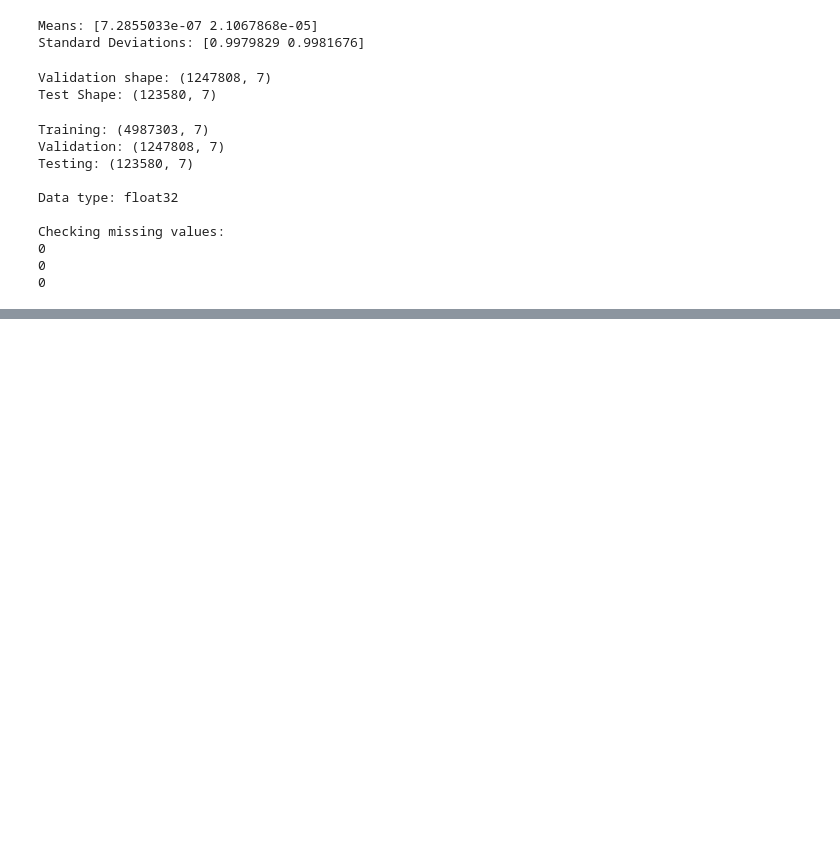
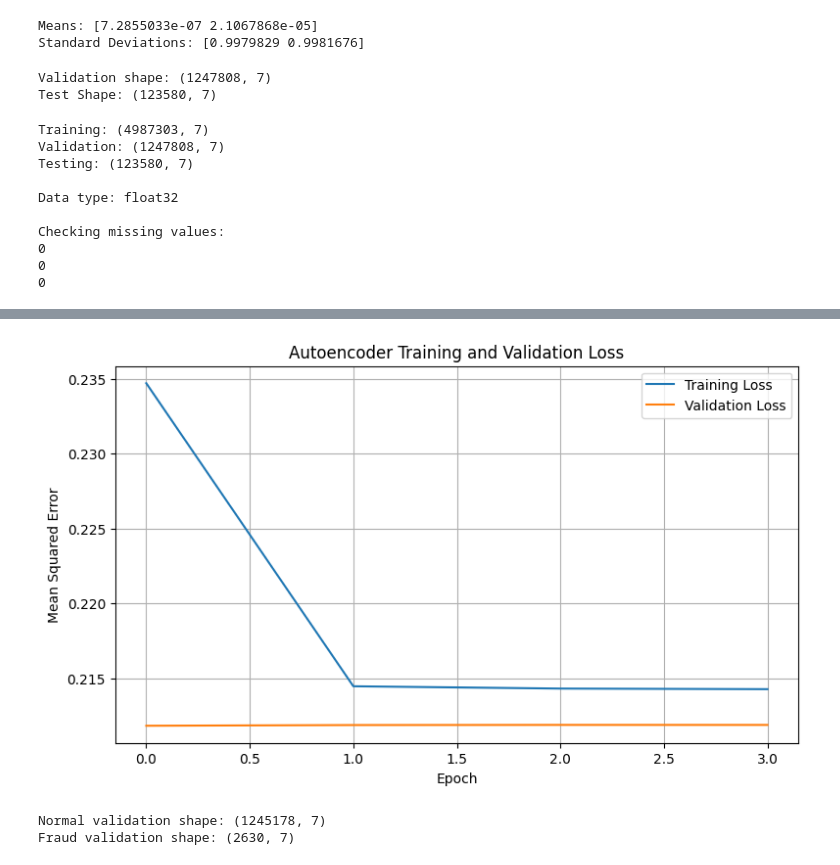
Before and after one commit to sthasarita/digital_wallet_fraud_detection, a Jupyter notebook: main.ipynb, the cells around one changed output, grey strips where cells are left out. Drawn from its saved outputs; the diff is of its cells as text; code cells hidden in the pictures; blank space fills up the shorter version.

```diff
--- a/main.ipynb
+++ b/main.ipynb
@@ -1602,3 +1602,7 @@ Checking missing values:
 0
 0
 0
+# %%
+#Select only normal transcations from the validation data
+X_val_normal = X_val_autoencoder[y_val == 0]
+print("Normal validation shape:", X_val_normal.shape)
@@ -1604,0 +1691,19 @@ Checking missing values:
+# %%
+# train the model
+history = autoencoder.fit(
+    X_train_normal_processed,
+    X_train_normal_processed,
+    epochs = 15,
+    batch_size = 2048,
+    validation_data = (
+        X_val_normal_sample,
+        X_val_normal_sample
+    ),
+
+    callbacks = [
+        early_stop,
+        reduce_lr
+    ],
+    shuffle = True,
+    verbose = 1
+)
@@ -1604,0 +1719,33 @@ Checking missing values:
+# %%
+import matplotlib.pyplot as plt
+
+plt.figure(figsize = (9,5))
+
+plt.plot(history.history["loss"],
+        label = "Training Loss"
+        )
+
+plt.plot(
+    history.history["val_loss"],
+    label = "Validation Loss"
+)
+
+plt.xlabel("Epoch")
+plt.ylabel("Mean Squared Error")
+plt.title("Autoencoder Training and Validation Loss")
+plt.legend()
+plt.grid()
+plt.show()
+# %% [output]
+[figure, added]
+# %%
+# Separate normal and fraudulent validation transactions
+
+X_val_normal_only = X_val_autoencoder[y_val == 0]
+X_val_fraud_only = X_val_autoencoder[y_val == 1]
+
+print("Normal validation shape:", X_val_normal_only.shape)
+print("Fraud validation shape:", X_val_fraud_only.shape)
+# %% [output]
+Normal validation shape: (1245178, 7)
+Fraud validation shape: (2630, 7)
```
Also changed, not shown: parts of 56 cells of this notebook.
